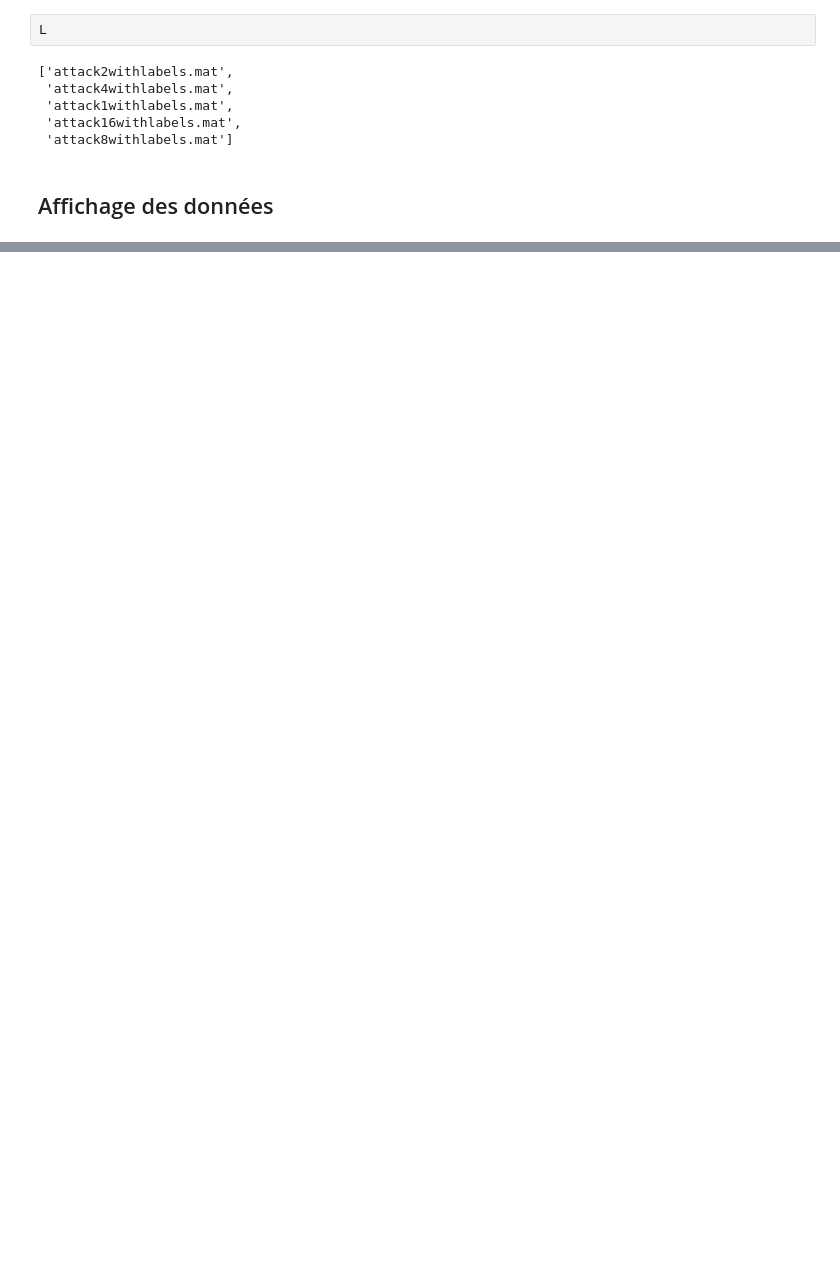
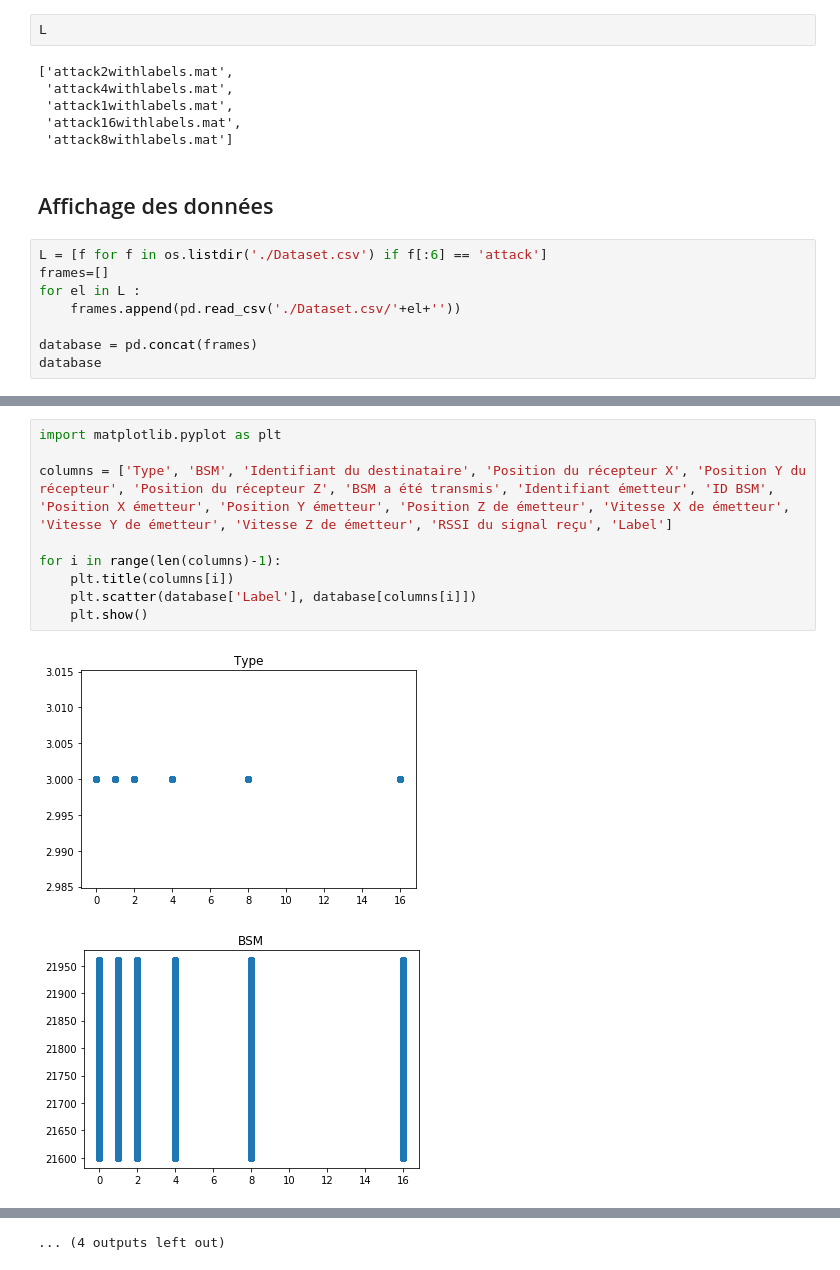
Before and after one commit to rguilloteau/SR2I208, a Jupyter notebook: Projet.ipynb, the cells around one changed output, grey strips where cells are left out. Drawn from its saved outputs; the diff is of its cells as text; blank space fills up the shorter version.

Commit message:
Affichage des données en fonction du label et première approche dans l'interprétation

```diff
--- a/Projet.ipynb
+++ b/Projet.ipynb
@@ -20,3 +21,11 @@ L
  'attack8withlabels.mat']
 # %% [markdown]
 ## Affichage des données
+# %%
+L = [f for f in os.listdir('./Dataset.csv') if f[:6] == 'attack']
+frames=[]
+for el in L :
+    frames.append(pd.read_csv('./Dataset.csv/'+el+''))
+
+database = pd.concat(frames)
+database
@@ -22,0 +51,12 @@ L
+# %%
+import matplotlib.pyplot as plt
+
+columns = ['Type', 'BSM', 'Identifiant du destinataire', 'Position du récepteur X', 'Position Y du récepteur', 'Position du récepteur Z', 'BSM a été transmis', 'Identifiant émetteur', 'ID BSM', 'Position X émetteur', 'Position Y émetteur', 'Position Z de émetteur', 'Vitesse X de émetteur', 'Vitesse Y de émetteur', 'Vitesse Z de émetteur', 'RSSI du signal reçu', 'Label']
+
+for i in range(len(columns)-1):
+    plt.title(columns[i])
+    plt.scatter(database['Label'], database[columns[i]])
+    plt.show()
+# %% [output]
+[figure, added]
+[figure, added]
@@ -22,0 +73 @@ L
+... (4 outputs left out)
```
Also changed, not shown: parts of 4 cells of this notebook.
